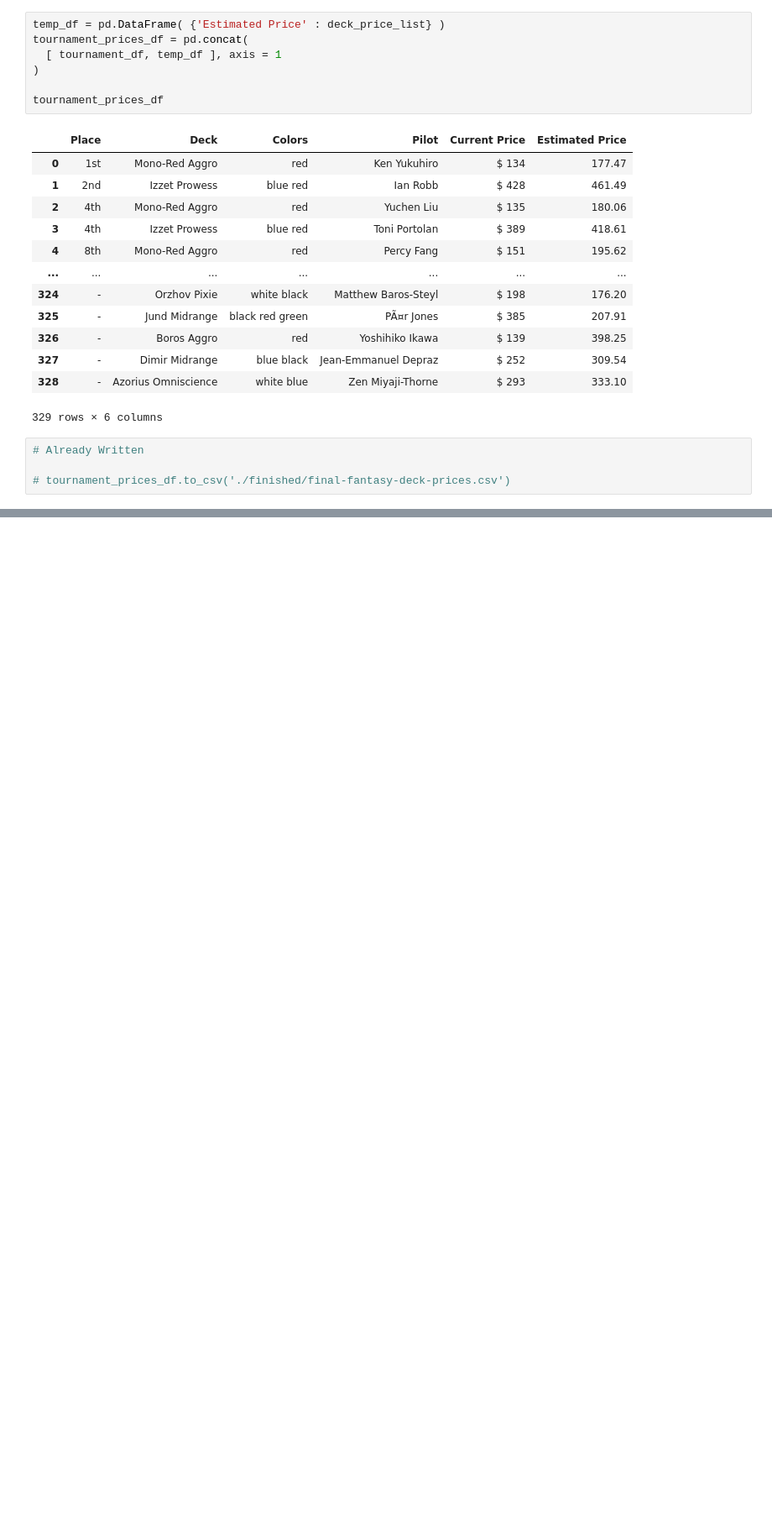
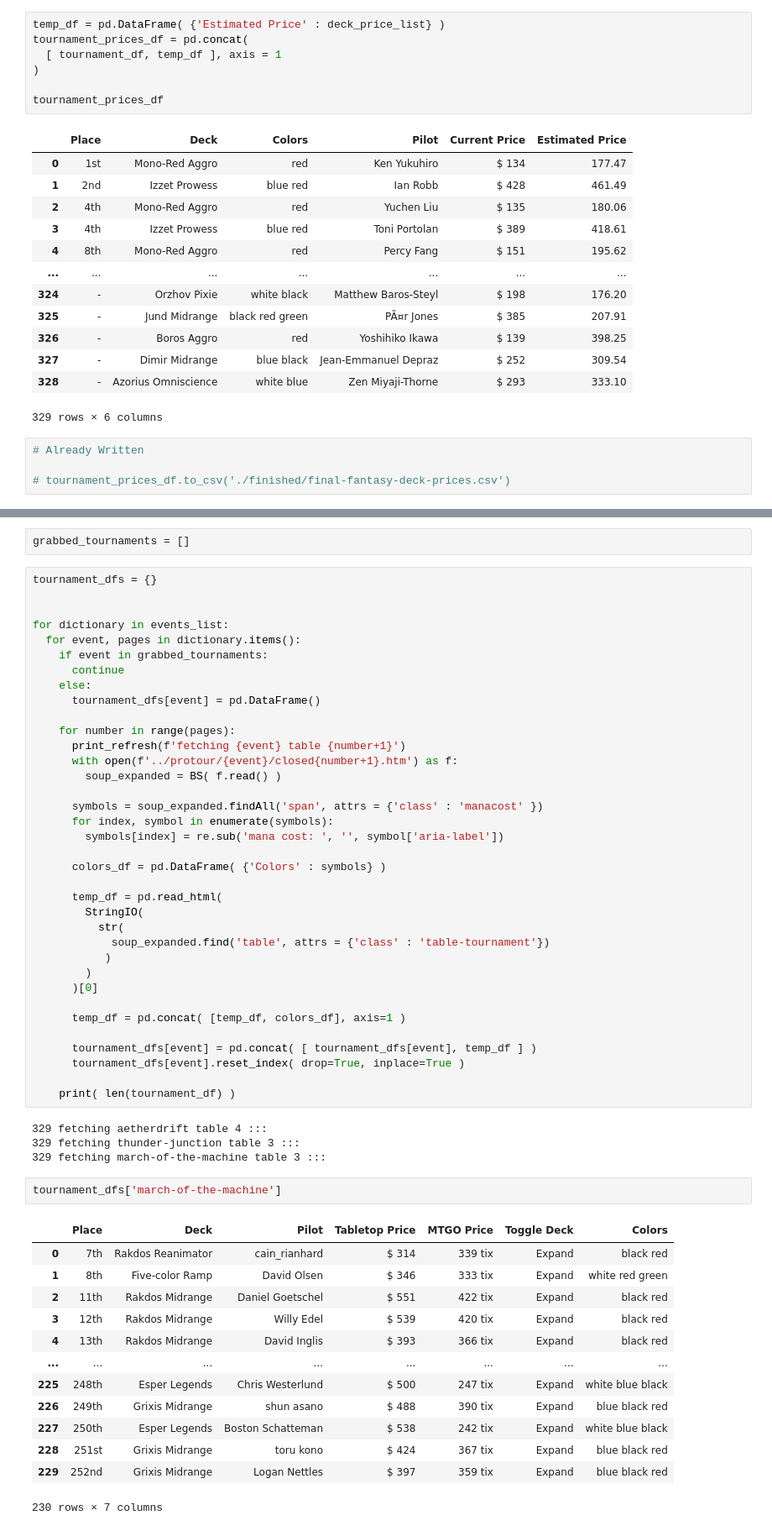
Before and after one commit to william-wilhoite/mtg-tournament-expenses, a Jupyter notebook: final_fantasy.ipynb, the cells around one changed output, grey strips where cells are left out. Shown at 84% size. Saved outputs shown, nothing was run; the diff lists cells and outputs as text; blank space fills up the shorter version.

```diff
--- a/final_fantasy.ipynb
+++ b/final_fantasy.ipynb
@@ -574,0 +607,58 @@ tournament_prices_df
+# %%
+grabbed_tournaments = []
+# %%
+tournament_dfs = {}
+
+
+for dictionary in events_list:
+  for event, pages in dictionary.items():
+    if event in grabbed_tournaments:
+      continue
+    else:
+      tournament_dfs[event] = pd.DataFrame()
+
+    for number in range(pages):
+      print_refresh(f'fetching {event} table {number+1}')
+      with open(f'../protour/{event}/closed{number+1}.htm') as f:
+        soup_expanded = BS( f.read() )
+
+      symbols = soup_expanded.findAll('span', attrs = {'class' : 'manacost' })
+      for index, symbol in enumerate(symbols):
+        symbols[index] = re.sub('mana cost: ', '', symbol['aria-label'])
+
+      colors_df = pd.DataFrame( {'Colors' : symbols} )
+
+      temp_df = pd.read_html(
+        StringIO(
+          str(
+            soup_expanded.find('table', attrs = {'class' : 'table-tournament'})
+           )
+        )
+      )[0]
+
+      temp_df = pd.concat( [temp_df, colors_df], axis=1 )
+
+      tournament_dfs[event] = pd.concat( [ tournament_dfs[event], temp_df ] )
+      tournament_dfs[event].reset_index( drop=True, inplace=True )
+
+    print( len(tournament_df) )
+# %% [output]
+329 fetching aetherdrift table 4 :::
+329 fetching thunder-junction table 3 :::
+329 fetching march-of-the-machine table 3 :::
+# %%
+tournament_dfs['march-of-the-machine']
+# %% [output]
+|  | Place | Deck | Pilot | Tabletop Price | MTGO Price | Toggle Deck | Colors |
+| 0 | 7th | Rakdos Reanimator | cain_rianhard | $ 314 | 339 tix | Expand | black red |
+| 1 | 8th | Five-color Ramp | David Olsen | $ 346 | 333 tix | Expand | white red green |
+| 2 | 11th | Rakdos Midrange | Daniel Goetschel | $ 551 | 422 tix | Expand | black red |
+| 3 | 12th | Rakdos Midrange | Willy Edel | $ 539 | 420 tix | Expand | black red |
+| 4 | 13th | Rakdos Midrange | David Inglis | $ 393 | 366 tix | Expand | black red |
+| ... | ... | ... | ... | ... | ... | ... | ... |
+| 225 | 248th | Esper Legends | Chris Westerlund | $ 500 | 247 tix | Expand | white blue black |
+| 226 | 249th | Grixis Midrange | shun asano | $ 488 | 390 tix | Expand | blue black red |
+| 227 | 250th | Esper Legends | Boston Schatteman | $ 538 | 242 tix | Expand | white blue black |
+| 228 | 251st | Grixis Midrange | toru kono | $ 424 | 367 tix | Expand | blue black red |
+| 229 | 252nd | Grixis Midrange | Logan Nettles | $ 397 | 359 tix | Expand | blue black red |
+230 rows × 7 columns
```
Also changed, not shown: parts of 22 cells of this notebook, 3 other files.
